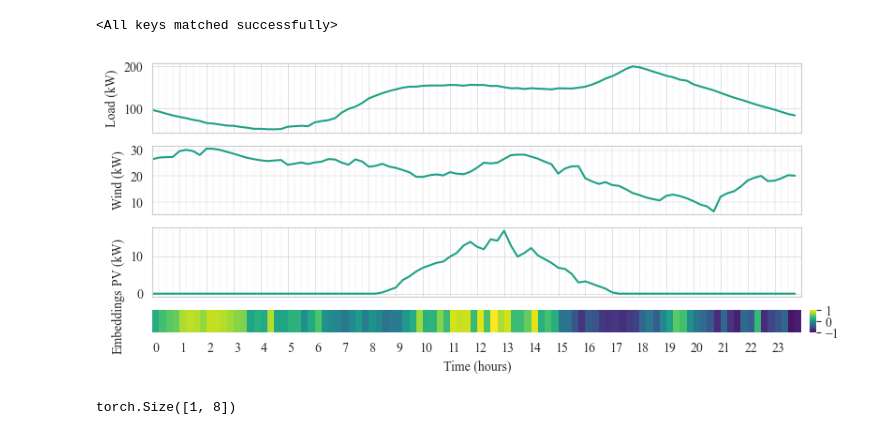
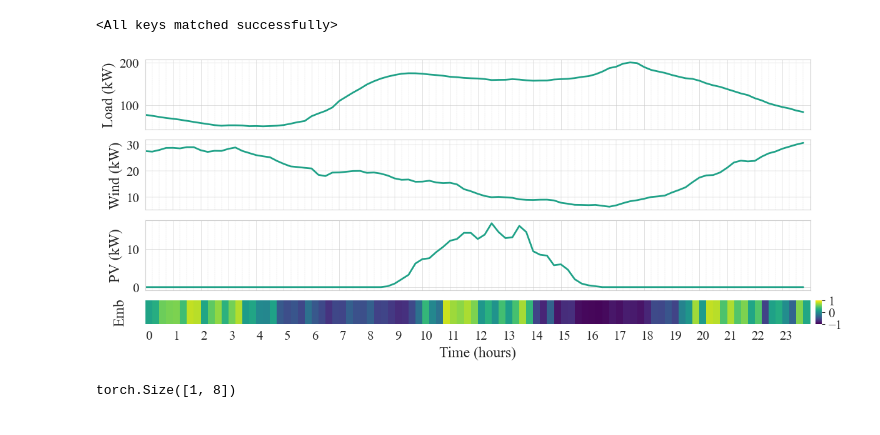
Before and after one commit to arbit3rr/ES-Temporal-RL, a Jupyter notebook: 7. plot_results.ipynb, the cells around one changed output. Cells and saved outputs as stored; diff of their text form; code cells hidden in the pictures.

```diff
--- a/7. plot_results.ipynb
+++ b/7. plot_results.ipynb
@@ -409,8 +425,8 @@ for t in types:
 
     # plt.legend()
     # plt.title("10 Variations per Type with Added Uncertainty")
-    plt.xlabel('Time (hours)', size=14)
-    plt.ylabel('Power (kW)', size=14)
+    plt.xlabel('Time (hours)', size=16)
+    plt.ylabel('Power (kW)', size=16)
     plt.grid(True, which='minor', linestyle='--', linewidth=0.1)
     plt.grid(True, which='major', linestyle='-', linewidth=0.4)
 
@@ -418,8 +434,8 @@ for t in types:
     minor_hours = np.arange(0, 25, 0.25)
     major_hours = np.arange(0, 25, 2)
     plt.xticks(minor_hours, minor=True, fontsize=4)
-    plt.xticks(major_hours, minor=False, fontsize=12)
-    plt.yticks(fontsize=12)
+    plt.xticks(major_hours, minor=False, fontsize=14)
+    plt.yticks(fontsize=14)
     plt.savefig(f'plots/forecast_{t}.png', dpi=300, bbox_inches='tight', pad_inches=0.1)
     plt.show()
 # %% [output]
@@ -728,7 +744,7 @@ def hook_fn(module, input, output):
 
 # Register hook on LSTM layer
 actor_embed.tanh.register_forward_hook(hook_fn)
-DAY_PLT = 33
+DAY_PLT = 3
 
 state,_ = env.reset(test=True, day=DAY_PLT)
 input_data_np = state[0]
@@ -736,7 +752,6 @@ input_data_np = state[0]
 rewards = []
 actions = []
 done = False
-i = 0
 while not done:
     # convert to tensor
     state_t = [np_to_torch(state[0]).to(device), np_to_torch(state[1]).to(device)]
@@ -753,9 +768,7 @@ while not done:
     next_state, reward, done, _, info = env.step(mapped_action)
     state = next_state
     rewards.append(reward)
-    if i==12: break
-    i+=1
-
+    break
 battery_results = np.array(env.memory['storage'])
 
 # Convert input data for visualization
@@ -765,7 +778,7 @@ output = action
 minor_hours = np.arange(0, 24, 0.25)
 major_hours = np.arange(0, 24, 1)
 
-fig, axs = plt.subplots(4, 2, figsize=(8, 3.5), gridspec_kw={'height_ratios': [0.3, 0.3, 0.3, 0.1], 'width_ratios': [5, 0.05]})
+fig, axs = plt.subplots(4, 2, figsize=(12, 5), gridspec_kw={'height_ratios': [0.3, 0.3, 0.3, 0.1], 'width_ratios': [5, 0.05]})
 axs = axs.flatten()
 axs[1].set_visible(False)  # Hide empty subplot
 axs[3].set_visible(False)  # Hide empty subplot
@@ -780,9 +793,10 @@ axs[5].set_visible(False)  # Hide empty subplot
 
 # self.normalize(add_uncertainty(day_data['load'],  self.t, base_noise_std=0.2), self.timeseries.min_load, self.timeseries.max_load)
 
-axs[0].plot(np.arange(96)/4, dataset[DAY_PLT]["load"], label=f'Feature', color=colors[2])
+axs[0].plot(np.arange(96)/4, dataset[DAY_PLT]["load"], label=f'Feature', color=colors[2], linewidth=2)
 # axs[0].legend()
-axs[0].set_ylabel("Load (kW)")
+axs[0].set_ylabel("Load (kW)", size=17)
+axs[0].tick_params(axis='y', labelsize=15)
 axs[0].set_xticks(minor_hours, minor=True)
 axs[0].set_xticks(major_hours, minor=False)
 axs[0].set_xlim(0, 24)
@@ -791,9 +805,10 @@ axs[0].grid(True, which='major', linestyle='-', linewidth=0.4)
 # axs[0].axvline(x = 9, color = 'black', linestyle=':', linewidth=0.6)
 # axs[0].axvline(x = 16, color = 'black', linestyle=':', linewidth=0.6)
 
-axs[2].plot(np.arange(96)/4, dataset[DAY_PLT]["wind"], label=f'Feature', color=colors[2])
+axs[2].plot(np.arange(96)/4, dataset[DAY_PLT]["wind"], label=f'Feature', color=colors[2], linewidth=2)
 # axs[2].legend()
-axs[2].set_ylabel("Wind (kW)")
+axs[2].set_ylabel("Wind (kW)", size=17)
+axs[2].tick_params(axis='y', labelsize=15)
 axs[2].set_xticks(minor_hours, minor=True)
 axs[2].set_xticks(major_hours, minor=False)
 axs[2].set_xlim(0, 24)
@@ -802,9 +817,10 @@ axs[2].grid(True, which='major', linestyle='-', linewidth=0.3)
 # axs[2].axvline(x = 9, color = 'black', linestyle=':', linewidth=0.6)
 # axs[2].axvline(x = 16, color = 'black', linestyle=':', linewidth=0.6)
 
-axs[4].plot(np.arange(96)/4, dataset[DAY_PLT]["solar"], label=f'Feature', color=colors[2])
+axs[4].plot(np.arange(96)/4, dataset[DAY_PLT]["solar"], label=f'Feature', color=colors[2], linewidth=2)
 # axs[4].legend()
-axs[4].set_ylabel("PV (kW)")
+axs[4].set_ylabel("PV (kW)", size=17)
+axs[4].tick_params(axis='y', labelsize=15)
 axs[4].set_xticks(minor_hours, minor=True)
 axs[4].set_xticks(major_hours, minor=False)
 axs[4].set_xlim(0, 24)
@@ -824,36 +840,38 @@ axs[4].grid(True, which='major', linestyle='-', linewidth=0.4)
 #     axs[2*i].grid(True, which='major', linestyle='-', linewidth=1)
 
 
 # 🔵 Second subplot: Heatmap of 96x1 output
 signal_df = pd.DataFrame([np.array(intermediate_output.cpu().reshape(-1))], columns=(np.arange(96)/4).astype(int))
 signal_df.index = [" "]
 
 sns.heatmap(signal_df, cmap="viridis", cbar=True, ax=axs[6], cbar_ax=axs[7], xticklabels=4, vmin=-1, vmax=1)
-axs[6].set_ylabel("Embeddings")
-axs[6].set_xlabel("Time (hours)")
+axs[6].set_ylabel("Emb", size=17)
+axs[6].set_xlabel("Time (hours)", size=17)
+axs[6].tick_params(axis='x', labelsize=15)
+axs[7].tick_params(axis='y', labelsize=15)
 
 # axs[2].set_xticks(np.arange(0,24.25,1))
 
 # labels = ["Grid", 'Storage', 'FC', 'MT']
 # for i in range(4, 8):
 #     axs[2*i].plot(np.arange(96)/4, grid_results[:,i-4], label="Grid", color=colors[4])
 #     # axs[2*i].set_xlabel("Time Step")
 #     axs[2*i].set_ylabel(labels[i-4])
 #     axs[2*i].set_xticks(minor_hours, minor=True)
 #     axs[2*i].set_xticks(major_hours, minor=False)
 #     axs[2*i].set_xlim(0, 24)
 
 # Remove x-axis labels for all except the last subplot
 for i in range(6):
     if i != 14:
         axs[i].set_xticklabels([])
         axs[i].set_xlabel('')
 
 plt.tight_layout(pad=0.6)  # Reduce padding between subplots
 plt.savefig('plots/embeddings.png', dpi=300, bbox_inches='tight', pad_inches=0)
 plt.show()
 # %% [output]
-[figure, old version]
+[figure, new version]
 # %%
 embeddings.shape
 # %% [output]
```
Also changed, not shown: parts of 11 cells of this notebook.
